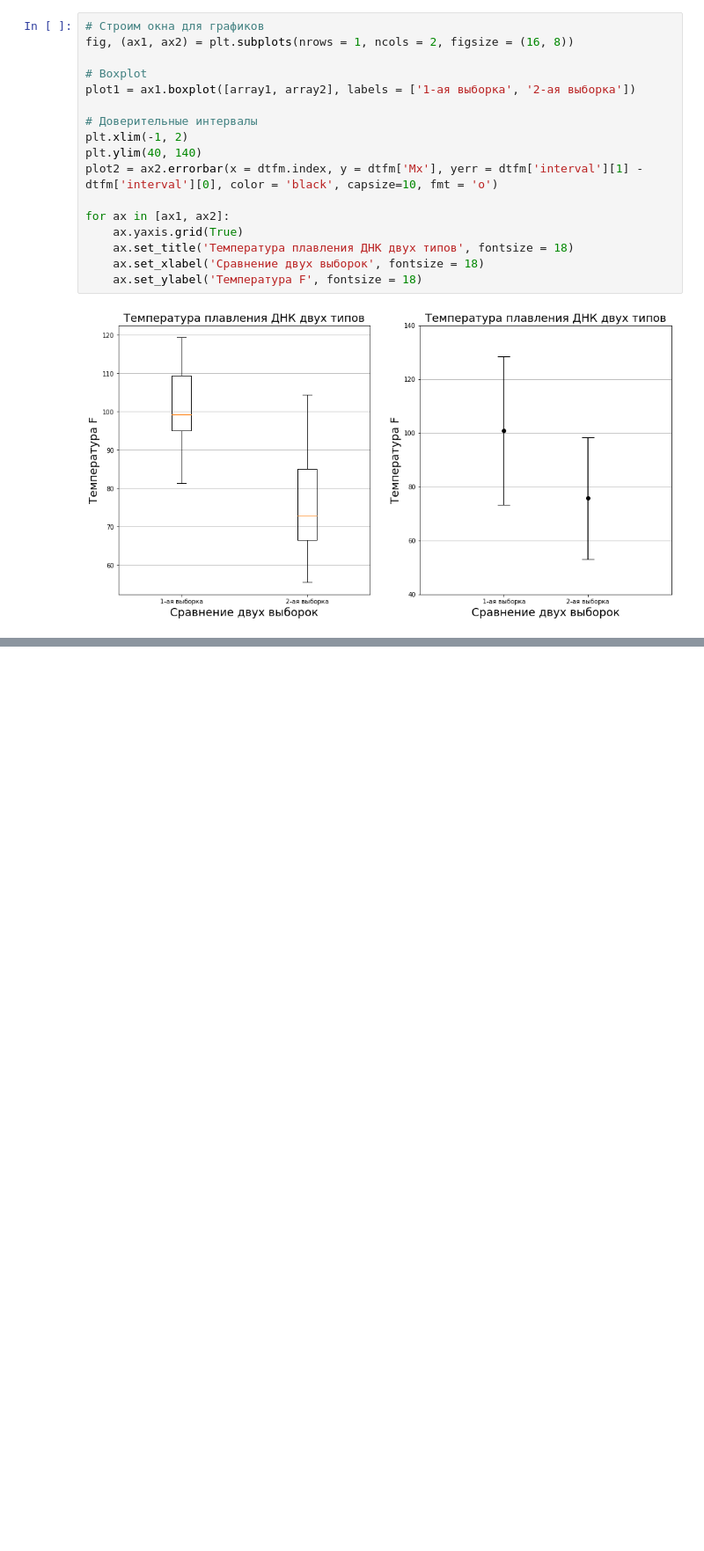
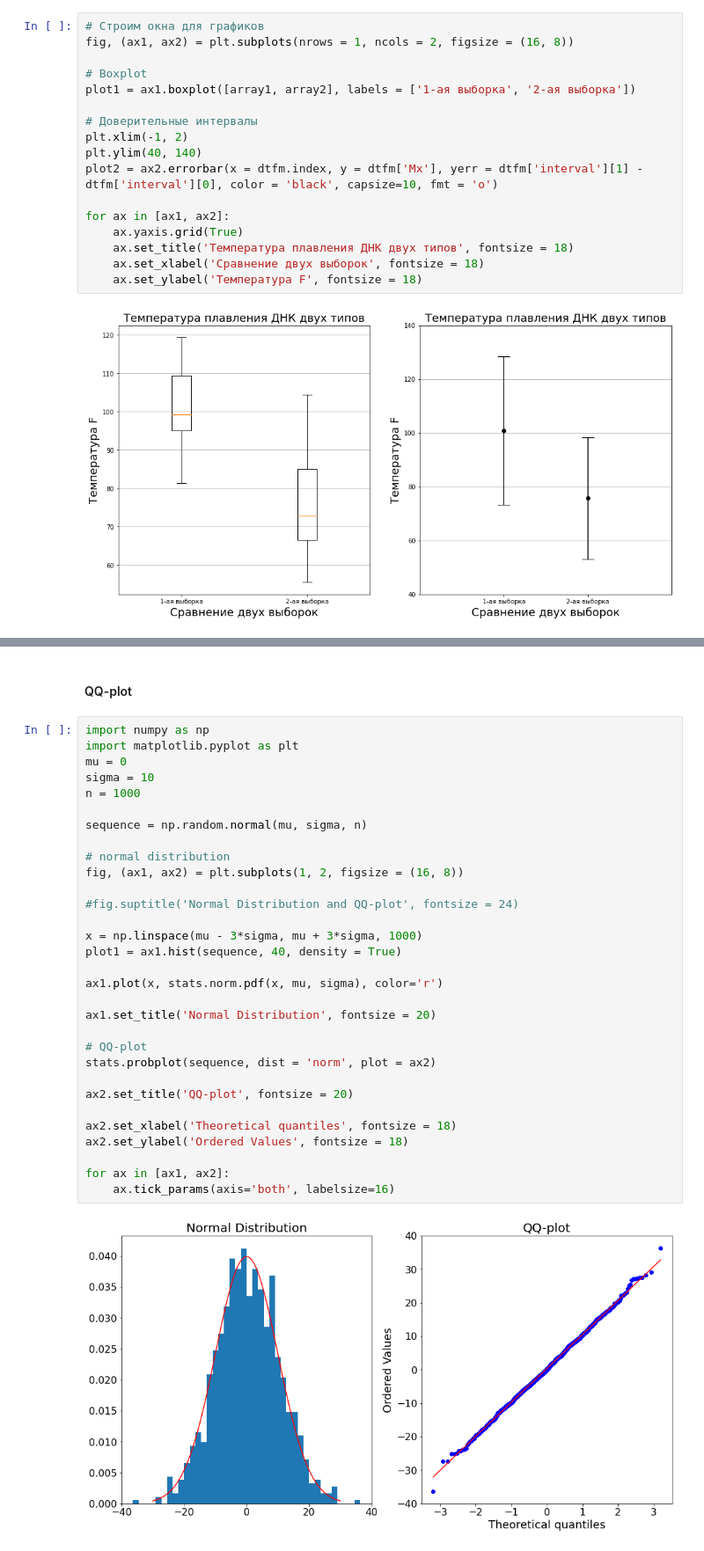
Before and after one commit to AndrewSalygin/data_analysis_practice, a Jupyter notebook: Data analysis practice.ipynb, the cells around one changed output, grey strips where cells are left out. Shown: that part at 88% size. Drawn from its saved outputs; the diff is of its cells as text; blank space fills up the shorter version.

Commit message:
Added QQ-plot and several exercises

```diff
--- a/Data analysis practice.ipynb
+++ b/Data analysis practice.ipynb
@@ -285,0 +332,35 @@ for ax in [ax1, ax2]:
+# %% [markdown]
+#### QQ-plot
+# %%
+import numpy as np
+import matplotlib.pyplot as plt
+mu = 0
+sigma = 10
+n = 1000
+
+sequence = np.random.normal(mu, sigma, n)
+
+# normal distribution
+fig, (ax1, ax2) = plt.subplots(1, 2, figsize = (16, 8))
+
+#fig.suptitle('Normal Distribution and QQ-plot', fontsize = 24)
+
+x = np.linspace(mu - 3*sigma, mu + 3*sigma, 1000)
+plot1 = ax1.hist(sequence, 40, density = True)
+
+ax1.plot(x, stats.norm.pdf(x, mu, sigma), color='r')
+
+ax1.set_title('Normal Distribution', fontsize = 20)
+
+# QQ-plot
+stats.probplot(sequence, dist = 'norm', plot = ax2)
+
+ax2.set_title('QQ-plot', fontsize = 20)
+
+ax2.set_xlabel('Theoretical quantiles', fontsize = 18)
+ax2.set_ylabel('Ordered Values', fontsize = 18)
+
+for ax in [ax1, ax2]:
+    ax.tick_params(axis='both', labelsize=16)
+# %% [output]
+[figure, added]
```
Also changed, not shown: parts of 5 cells of this notebook.
